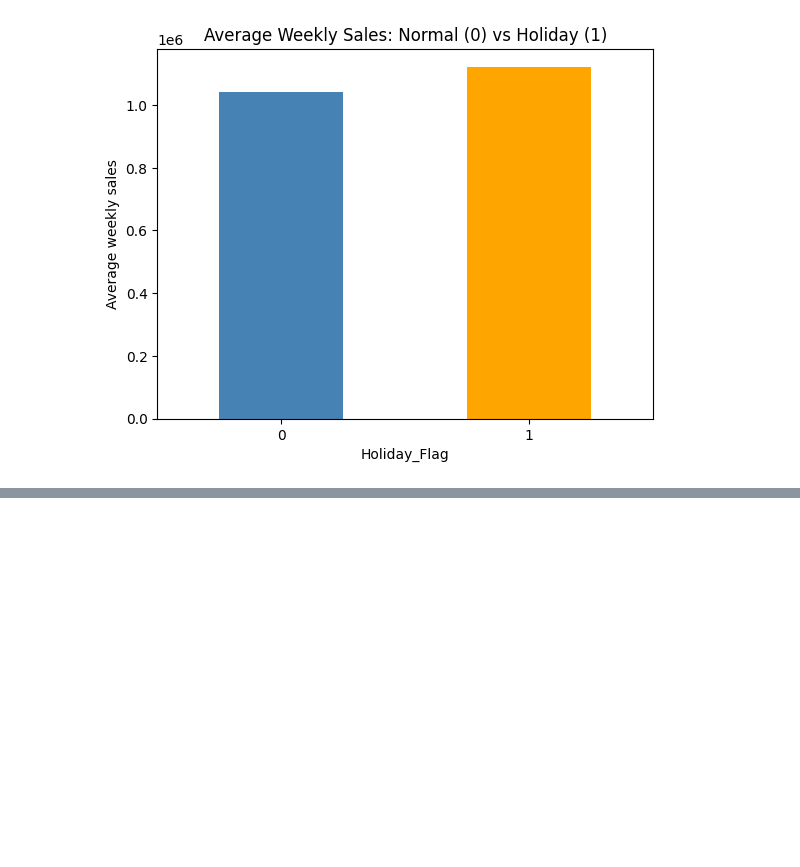
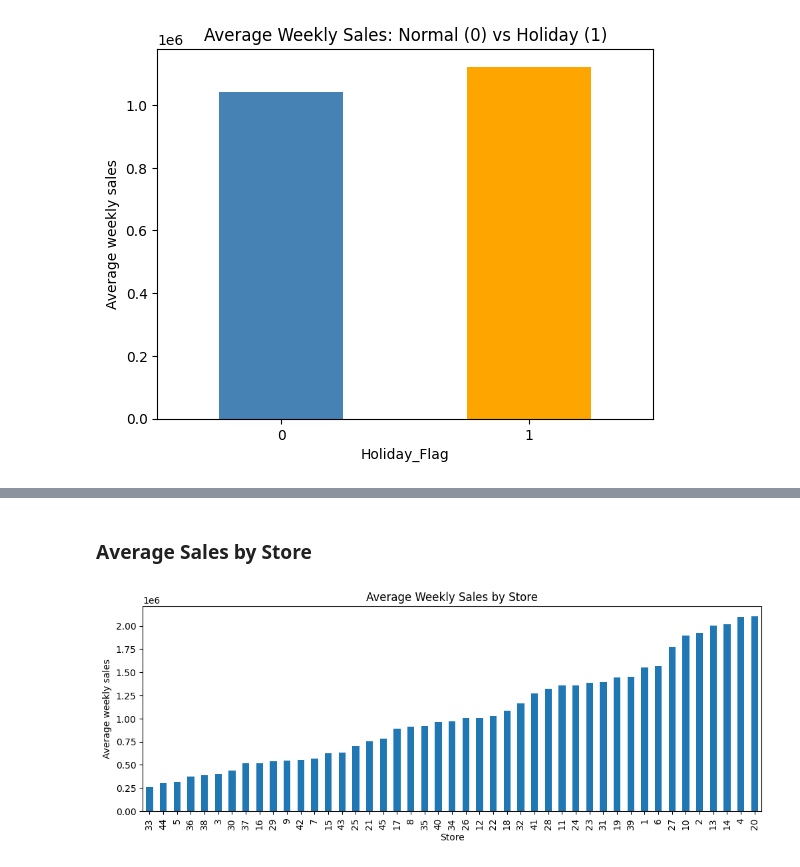
Before and after one commit to asmipandey18/Elevvo_Ml_Internship, a Jupyter notebook: task7_sales_forecasting/Sales_forecasting.ipynb, the cells around one changed output, grey strips where cells are left out. Saved outputs shown, nothing was run; the diff lists cells and outputs as text; code cells hidden in the pictures; blank space fills up the shorter version.

```diff
--- a/task7_sales_forecasting/Sales_forecasting.ipynb
+++ b/task7_sales_forecasting/Sales_forecasting.ipynb
@@ -169,0 +188,9 @@ plt.show()
+# %% [markdown]
+### Average Sales by Store
+# %%
+df.groupby("Store")["Weekly_Sales"].mean().sort_values().plot(kind="bar", figsize=(12, 4))
+plt.title("Average Weekly Sales by Store")
+plt.ylabel("Average weekly sales")
+plt.show()
+# %% [output]
+[figure, added]
```
Also changed, not shown: parts of 11 cells of this notebook.
